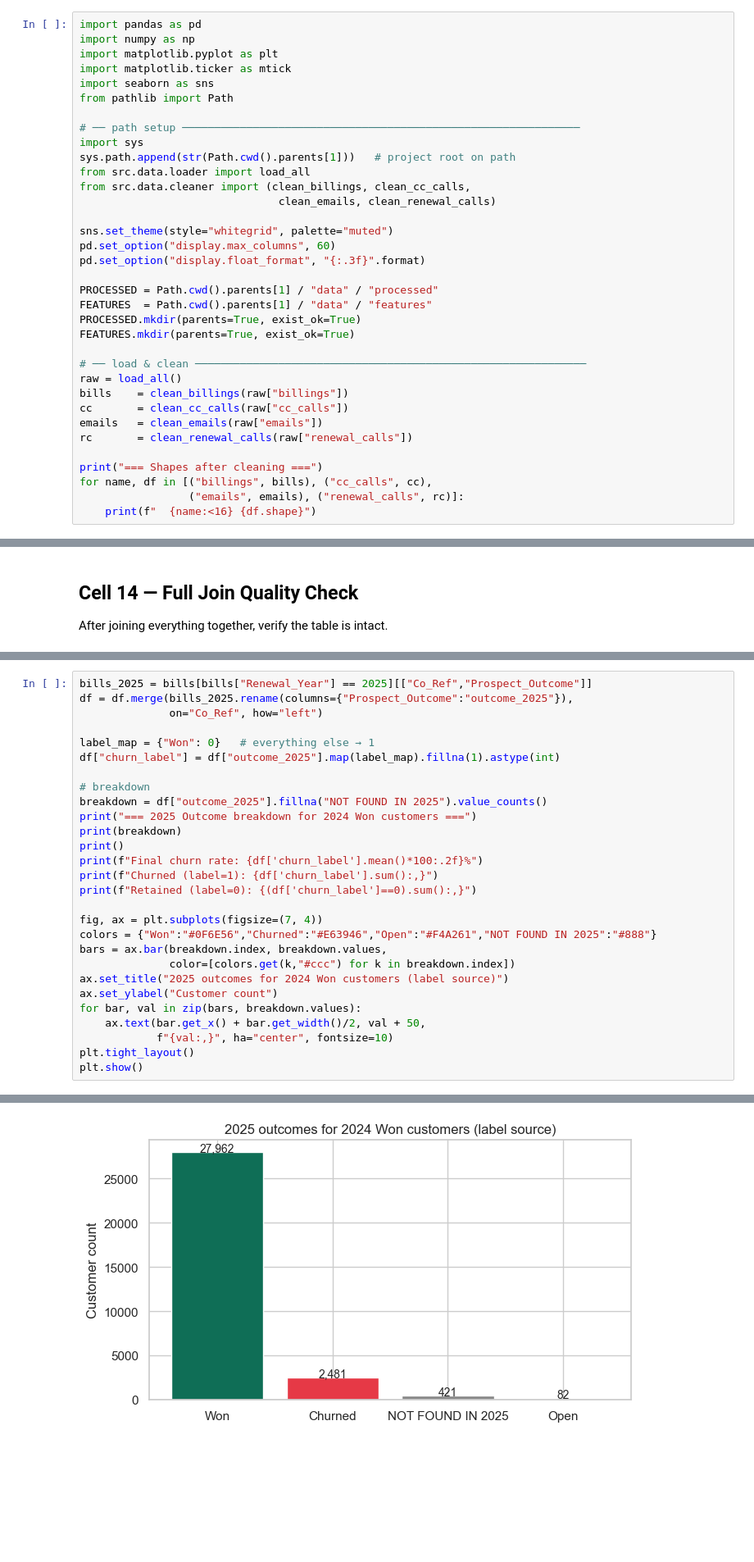
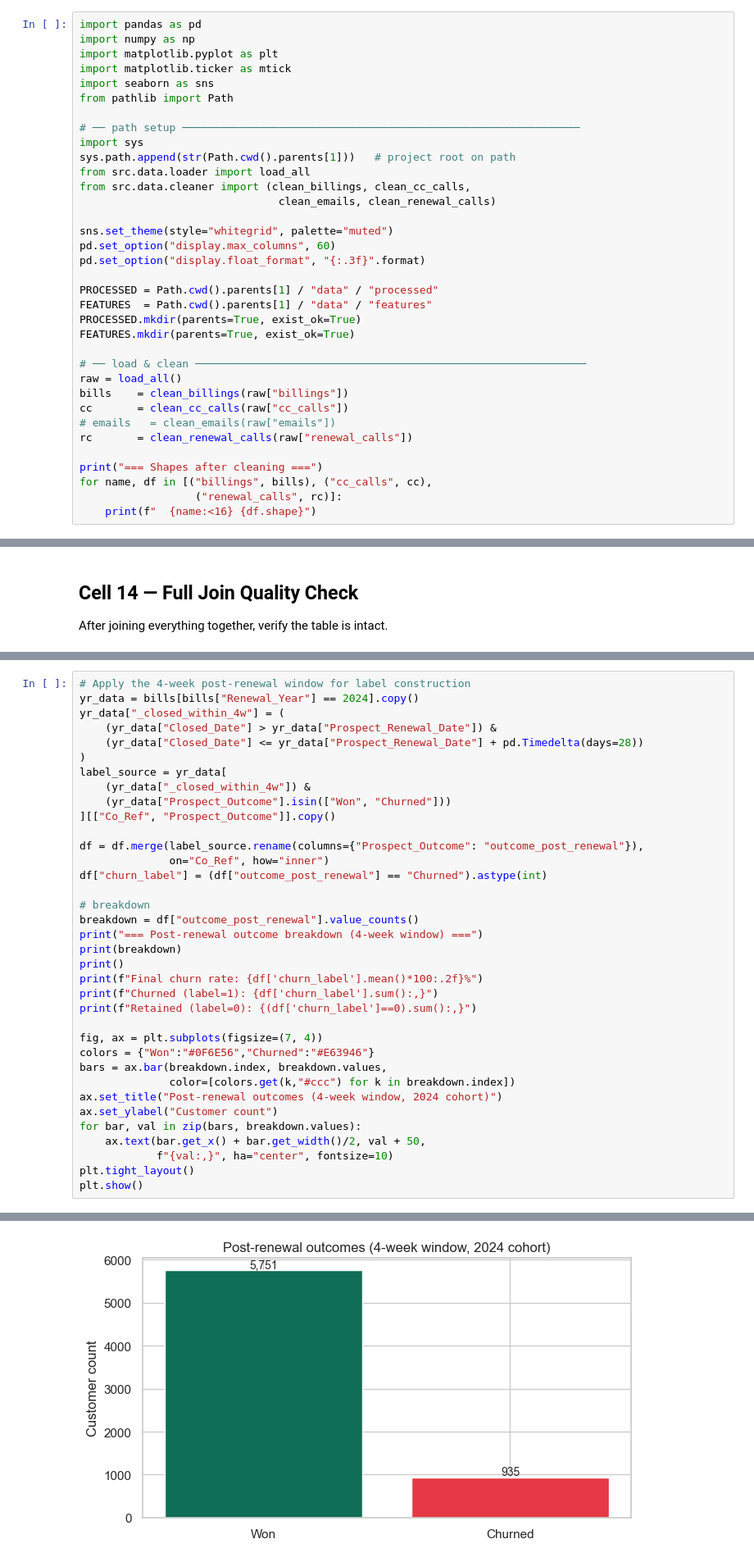
Before and after one commit to rahulparaselli/post_renewal_churn_prediction, a Jupyter notebook: notebooks/02_integration/01_data_integration_eda.ipynb, the cells around one changed output, grey strips where cells are left out. Shown at 82% size. Cells and saved outputs as stored; diff of their text form; blank space fills up the shorter version.

```diff
--- a/notebooks/02_integration/01_data_integration_eda.ipynb
+++ b/notebooks/02_integration/01_data_integration_eda.ipynb
@@ -48,12 +48,12 @@ FEATURES.mkdir(parents=True, exist_ok=True)
 raw = load_all()
 bills    = clean_billings(raw["billings"])
 cc       = clean_cc_calls(raw["cc_calls"])
-emails   = clean_emails(raw["emails"])
+# emails   = clean_emails(raw["emails"])
 rc       = clean_renewal_calls(raw["renewal_calls"])
 
 print("=== Shapes after cleaning ===")
 for name, df in [("billings", bills), ("cc_calls", cc),
-                 ("emails", emails), ("renewal_calls", rc)]:
+                  ("renewal_calls", rc)]:
     print(f"  {name:<16} {df.shape}")
 # %% [output]
 === Shapes after cleaning ===
@@ -673,14 +626,22 @@ dtype: int64
 # %%
-bills_2025 = bills[bills["Renewal_Year"] == 2025][["Co_Ref","Prospect_Outcome"]]
-df = df.merge(bills_2025.rename(columns={"Prospect_Outcome":"outcome_2025"}),
-              on="Co_Ref", how="left")
+# Apply the 4-week post-renewal window for label construction
+yr_data = bills[bills["Renewal_Year"] == 2024].copy()
+yr_data["_closed_within_4w"] = (
+    (yr_data["Closed_Date"] > yr_data["Prospect_Renewal_Date"]) &
+    (yr_data["Closed_Date"] <= yr_data["Prospect_Renewal_Date"] + pd.Timedelta(days=28))
+)
+label_source = yr_data[
+    (yr_data["_closed_within_4w"]) &
+    (yr_data["Prospect_Outcome"].isin(["Won", "Churned"]))
+][["Co_Ref", "Prospect_Outcome"]].copy()
 
-label_map = {"Won": 0}   # everything else → 1
-df["churn_label"] = df["outcome_2025"].map(label_map).fillna(1).astype(int)
+df = df.merge(label_source.rename(columns={"Prospect_Outcome": "outcome_post_renewal"}),
+              on="Co_Ref", how="inner")
+df["churn_label"] = (df["outcome_post_renewal"] == "Churned").astype(int)
 
 # breakdown
-breakdown = df["outcome_2025"].fillna("NOT FOUND IN 2025").value_counts()
-print("=== 2025 Outcome breakdown for 2024 Won customers ===")
+breakdown = df["outcome_post_renewal"].value_counts()
+print("=== Post-renewal outcome breakdown (4-week window) ===")
 print(breakdown)
 print()
 print(f"Final churn rate: {df['churn_label'].mean()*100:.2f}%")
@@ -688,10 +649,10 @@ print(f"Churned (label=1): {df['churn_label'].sum():,}")
 print(f"Retained (label=0): {(df['churn_label']==0).sum():,}")
 
 fig, ax = plt.subplots(figsize=(7, 4))
-colors = {"Won":"#0F6E56","Churned":"#E63946","Open":"#F4A261","NOT FOUND IN 2025":"#888"}
+colors = {"Won":"#0F6E56","Churned":"#E63946"}
 bars = ax.bar(breakdown.index, breakdown.values,
               color=[colors.get(k,"#ccc") for k in breakdown.index])
-ax.set_title("2025 outcomes for 2024 Won customers (label source)")
+ax.set_title("Post-renewal outcomes (4-week window, 2024 cohort)")
 ax.set_ylabel("Customer count")
 for bar, val in zip(bars, breakdown.values):
     ax.text(bar.get_x() + bar.get_width()/2, val + 50,
@@ -713,4 +672,4 @@ Retained (label=0): 27,962
-[figure, old version]
+[figure, new version]
 # %% [markdown]
 ## Cell 16 — Label Quality Checks
 # %%
```
Also changed, not shown: parts of 23 cells of this notebook, 28 other files.
